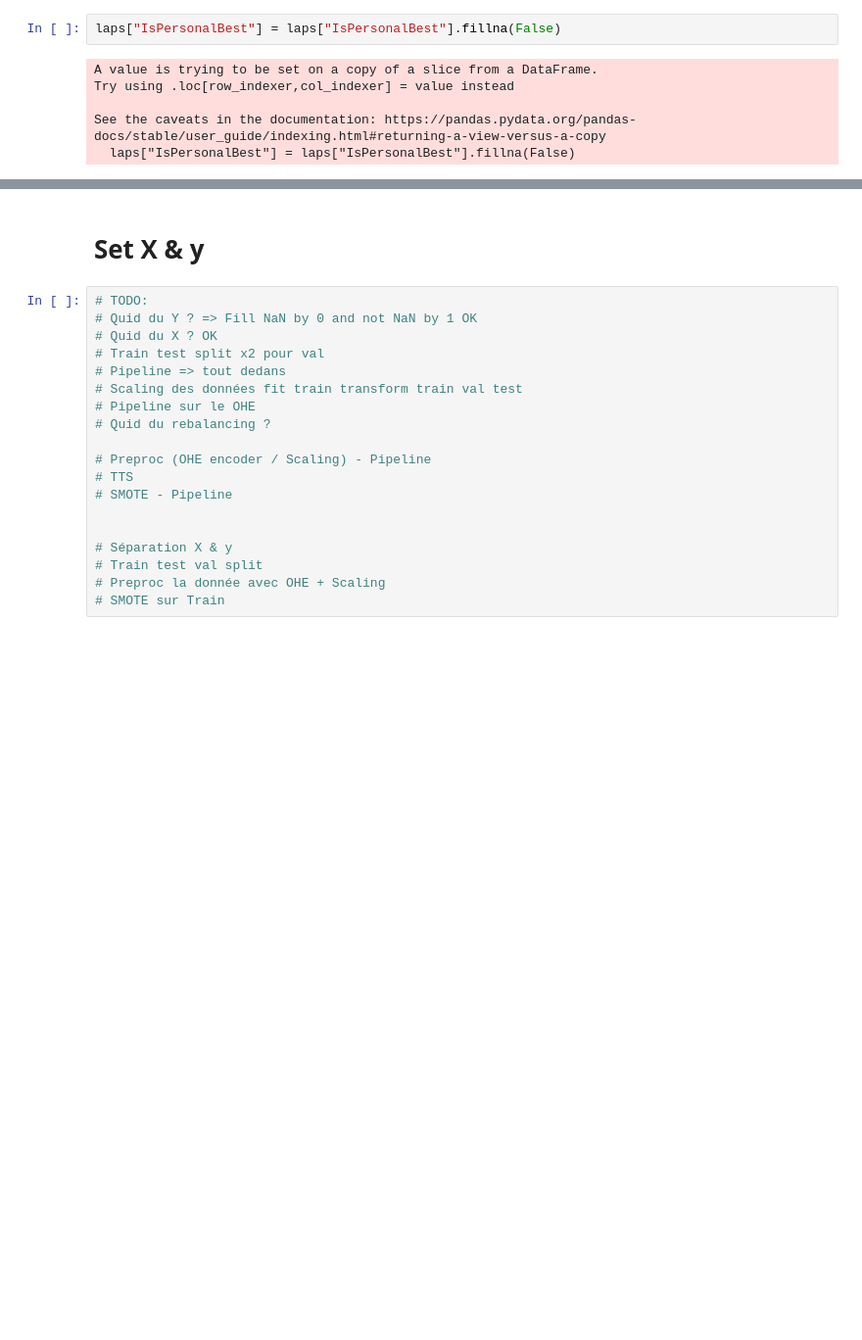
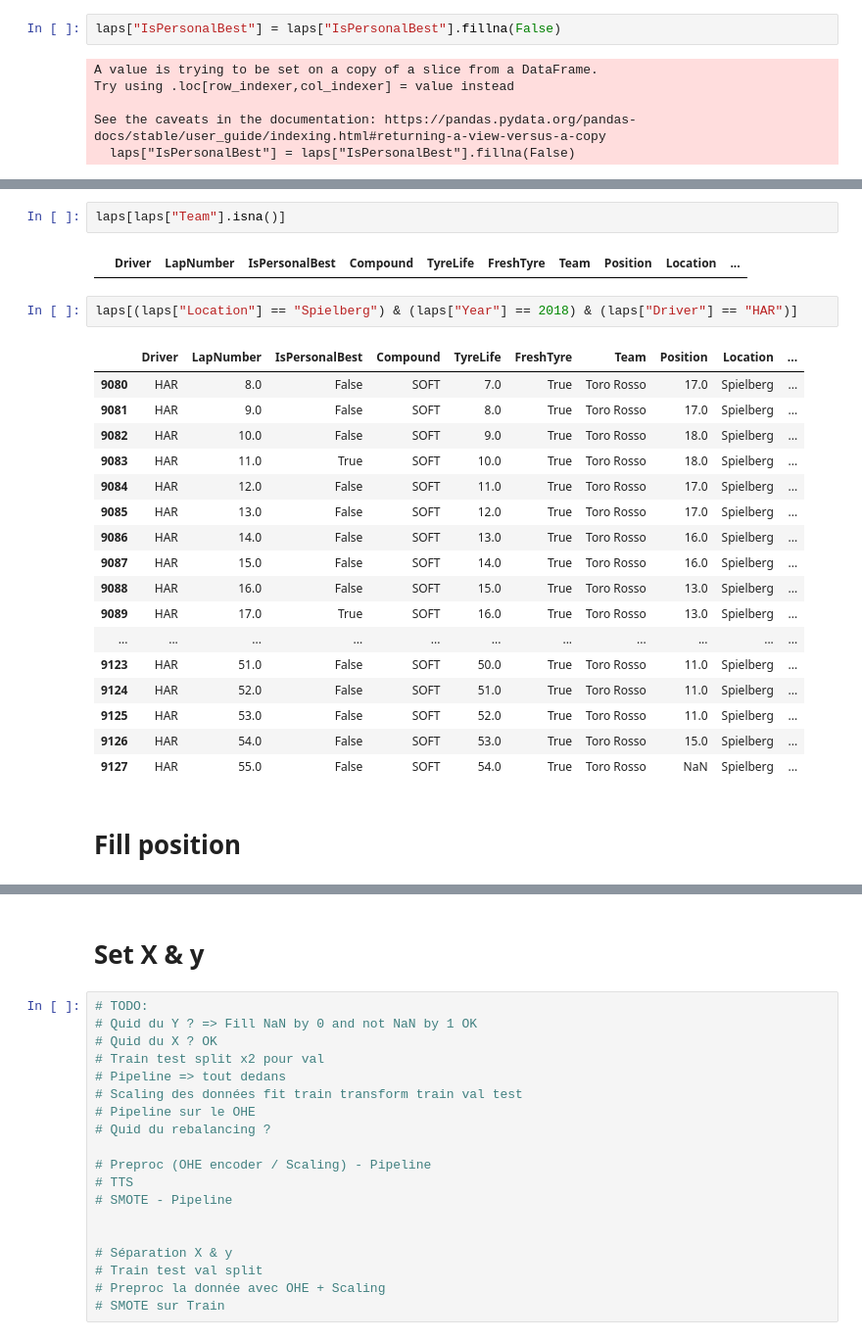
Before and after one commit to le-dav/f1-binottor, a Jupyter notebook: notebooks/model_trials.ipynb, the cells around one changed output, grey strips where cells are left out. Shown: that part at 98% size. Drawn from its saved outputs; the diff is of its cells as text; blank space fills up the shorter version.

```diff
--- a/notebooks/model_trials.ipynb
+++ b/notebooks/model_trials.ipynb
@@ -262,0 +358,26 @@ See the caveats in the documentation: https://pandas.pydata.org/pandas-docs/stab
+# %%
+laps[laps["Team"].isna()]
+# %% [output]
+|  | Driver | LapNumber | IsPersonalBest | Compound | TyreLife | FreshTyre | Team | Position | Location | ... |
+# %%
+laps[(laps["Location"] == "Spielberg") & (laps["Year"] == 2018) & (laps["Driver"] == "HAR")]
+# %% [output]
+|  | Driver | LapNumber | IsPersonalBest | Compound | TyreLife | FreshTyre | Team | Position | Location | ... |
+| 9080 | HAR | 8.0 | False | SOFT | 7.0 | True | Toro Rosso | 17.0 | Spielberg | ... |
+| 9081 | HAR | 9.0 | False | SOFT | 8.0 | True | Toro Rosso | 17.0 | Spielberg | ... |
+| 9082 | HAR | 10.0 | False | SOFT | 9.0 | True | Toro Rosso | 18.0 | Spielberg | ... |
+| 9083 | HAR | 11.0 | True | SOFT | 10.0 | True | Toro Rosso | 18.0 | Spielberg | ... |
+| 9084 | HAR | 12.0 | False | SOFT | 11.0 | True | Toro Rosso | 17.0 | Spielberg | ... |
+| 9085 | HAR | 13.0 | False | SOFT | 12.0 | True | Toro Rosso | 17.0 | Spielberg | ... |
+| 9086 | HAR | 14.0 | False | SOFT | 13.0 | True | Toro Rosso | 16.0 | Spielberg | ... |
+| 9087 | HAR | 15.0 | False | SOFT | 14.0 | True | Toro Rosso | 16.0 | Spielberg | ... |
+| 9088 | HAR | 16.0 | False | SOFT | 15.0 | True | Toro Rosso | 13.0 | Spielberg | ... |
+| 9089 | HAR | 17.0 | True | SOFT | 16.0 | True | Toro Rosso | 13.0 | Spielberg | ... |
+| ... | ... | ... | ... | ... | ... | ... | ... | ... | ... | ... |
+| 9123 | HAR | 51.0 | False | SOFT | 50.0 | True | Toro Rosso | 11.0 | Spielberg | ... |
+| 9124 | HAR | 52.0 | False | SOFT | 51.0 | True | Toro Rosso | 11.0 | Spielberg | ... |
+| 9125 | HAR | 53.0 | False | SOFT | 52.0 | True | Toro Rosso | 11.0 | Spielberg | ... |
+| 9126 | HAR | 54.0 | False | SOFT | 53.0 | True | Toro Rosso | 15.0 | Spielberg | ... |
+| 9127 | HAR | 55.0 | False | SOFT | 54.0 | True | Toro Rosso | NaN | Spielberg | ... |
+# %% [markdown]
+# Fill position
```
Also changed, not shown: parts of 47 cells of this notebook.
